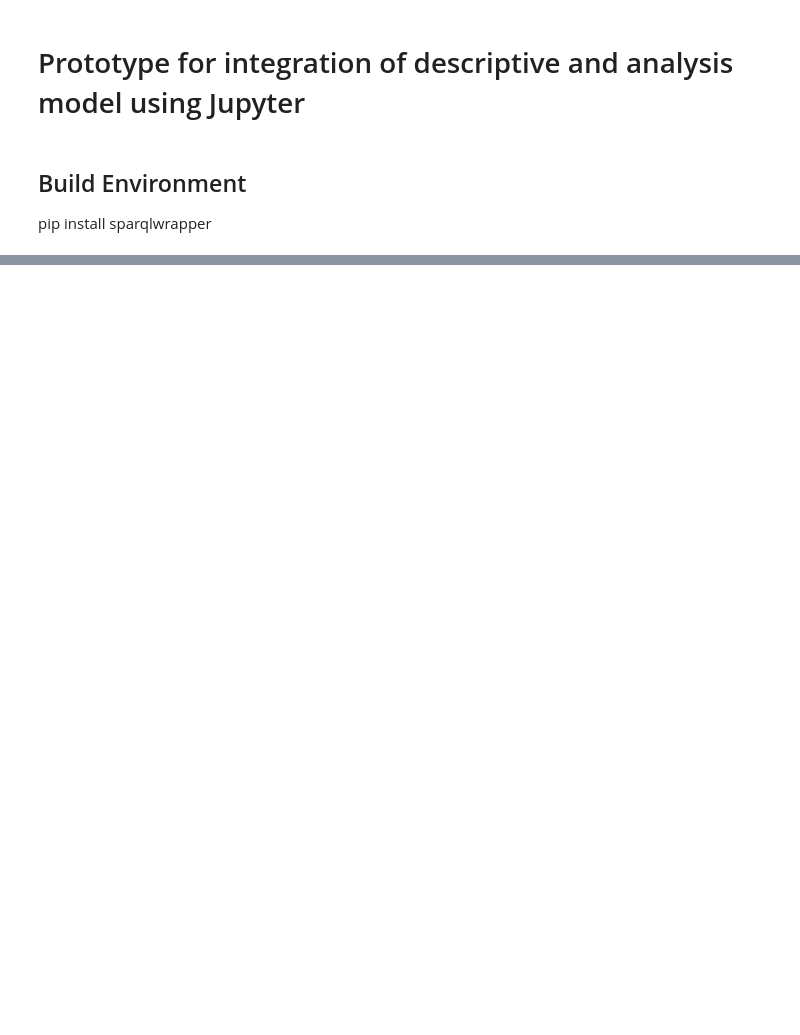
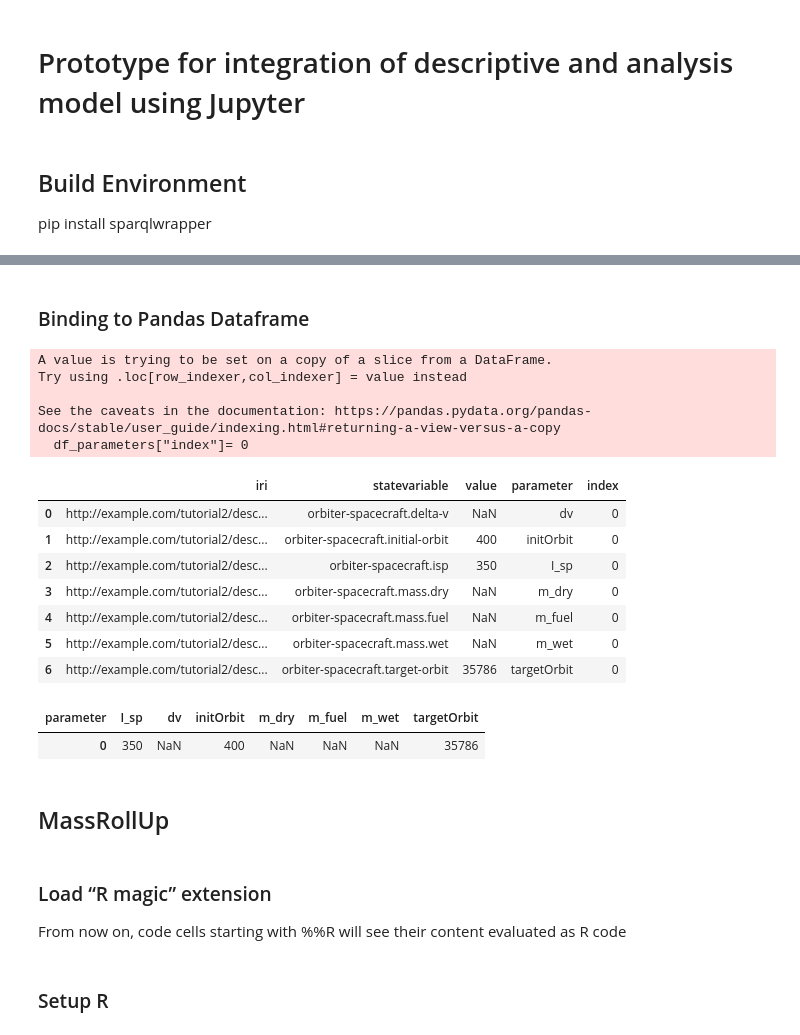
Before and after one commit to opencaesar/kepler16b-example, a Jupyter notebook: analysisShell.ipynb, the cells around one changed output, grey strips where cells are left out. Cells and saved outputs as stored; diff of their text form; code cells hidden in the pictures; blank space fills up the shorter version.

```diff
--- a/analysisShell.ipynb
+++ b/analysisShell.ipynb
@@ -77,0 +170,37 @@ except Exception as e:
+# %% [markdown]
+### Binding to Pandas Dataframe
+# %%
+mapping = [["dv", "orbiter-spacecraft.delta-v"],
+  ["initOrbit", "orbiter-spacecraft.initial-orbit"],
+  ["I_sp","orbiter-spacecraft.isp"],
+  ["m_dry","orbiter-spacecraft.mass.dry"],
+  ["m_fuel","orbiter-spacecraft.mass.fuel"],
+  ["m_wet","orbiter-spacecraft.mass.wet"],
+  ["targetOrbit","orbiter-spacecraft.target-orbit"]
+]
+
+column_names = ["parameter", "statevariable.value"]
+mapping_df = pd.DataFrame(mapping, columns=column_names)
+merged_df = pd.merge(df_query_param, mapping_df, left_on='statevariable.value', right_on='statevariable.value', how='left')
+
+df_parameters = merged_df[['iri.value','statevariable.value','value.value','parameter']]
+df_parameters.columns = ["iri", "statevariable", "value", "parameter"]
+
+df_parameters["index"]= 0
+# %% [output]
+A value is trying to be set on a copy of a slice from a DataFrame.
+Try using .loc[row_indexer,col_indexer] = value instead
+
+See the caveats in the documentation: https://pandas.pydata.org/pandas-docs/stable/user_guide/indexing.html#returning-a-view-versus-a-copy
+  df_parameters["index"]= 0
+# %%
+df_parameters
+# %% [output]
+|  | iri | statevariable | value | parameter | index |
+| 0 | http://example.com/tutorial2/desc... | orbiter-spacecraft.delta-v | NaN | dv | 0 |
+| 1 | http://example.com/tutorial2/desc... | orbiter-spacecraft.initial-orbit | 400 | initOrbit | 0 |
+| 2 | http://example.com/tutorial2/desc... | orbiter-spacecraft.isp | 350 | I_sp | 0 |
+| 3 | http://example.com/tutorial2/desc... | orbiter-spacecraft.mass.dry | NaN | m_dry | 0 |
+| 4 | http://example.com/tutorial2/desc... | orbiter-spacecraft.mass.fuel | NaN | m_fuel | 0 |
+| 5 | http://example.com/tutorial2/desc... | orbiter-spacecraft.mass.wet | NaN | m_wet | 0 |
+| 6 | http://example.com/tutorial2/desc... | orbiter-spacecraft.target-orbit | 35786 | targetOrbit | 0 |
@@ -77,0 +212,8 @@ except Exception as e:
+# %%
+df_parameters
+# df_parameters["I_sp"]
+# %% [output]
+| parameter | I_sp | dv | initOrbit | m_dry | m_fuel | m_wet | targetOrbit |
+| 0 | 350 | NaN | 400 | NaN | NaN | NaN | 35786 |
+# %% [markdown]
+## MassRollUp
@@ -77,0 +222,3 @@ except Exception as e:
+# %% [markdown]
+### Load “R magic” extension
+From now on, code cells starting with %%R will see their content evaluated as R code
@@ -77,0 +227,2 @@ except Exception as e:
+# %% [markdown]
+### Setup R
```
Also changed, not shown: parts of 53 cells of this notebook, 2 other files.
